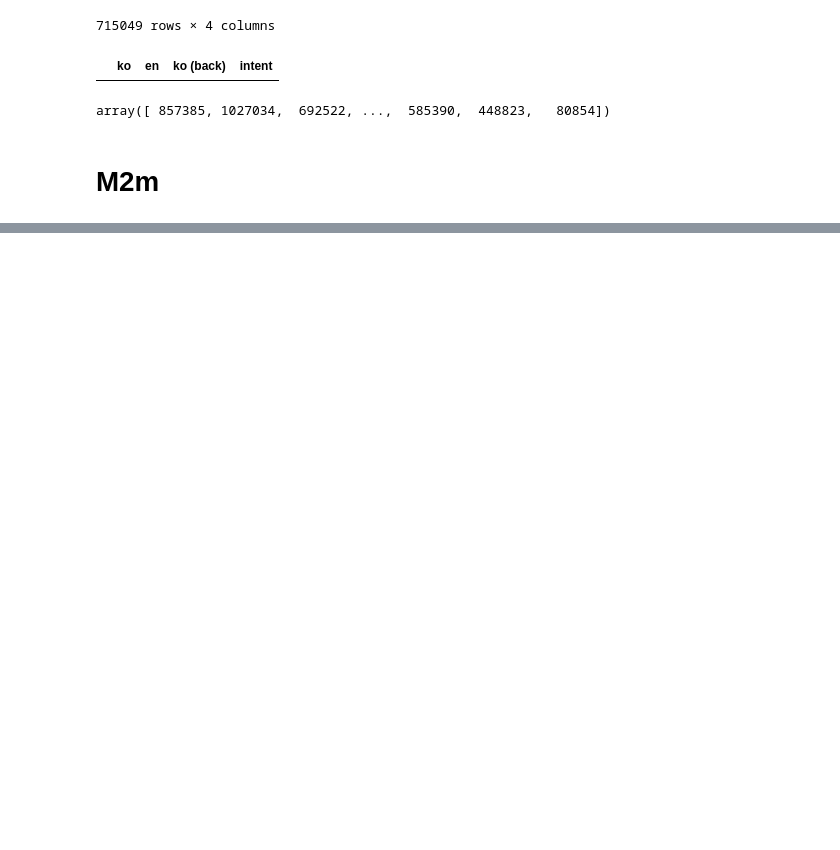
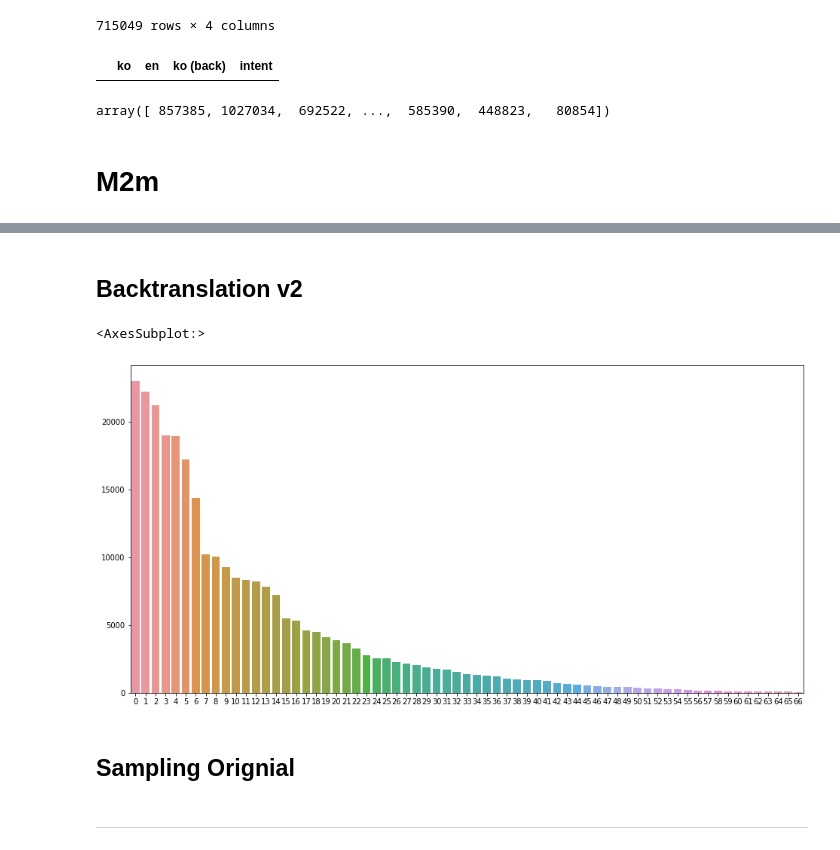
Before and after one commit to uoo723/BigStar-RnD-DA, a Jupyter notebook: notebooks/dev.ipynb, the cells around one changed output, grey strips where cells are left out. Saved outputs shown, nothing was run; the diff lists cells and outputs as text; code cells hidden in the pictures; blank space fills up the shorter version.

```diff
--- a/notebooks/dev.ipynb
+++ b/notebooks/dev.ipynb
@@ -551,0 +631,14 @@ y_sample = torch.from_numpy(y[:32])
+# %% [markdown]
+## Backtranslation v2
+# %%
+back_translated = joblib.load("outputs/backtranslation/back_translated.joblib")
+texts, intents = zip(*back_translated)
+df = pd.DataFrame({"발화문": texts, "인텐트": intents})
+value_counts = pd.DataFrame(df["인텐트"].value_counts())
+plt.figure(figsize=(16, 8))
+sns.barplot(x=np.arange(len(value_counts)), y=value_counts["인텐트"].to_numpy())
+# %% [output]
+<AxesSubplot:>
+[figure, added]
+# %% [markdown]
+## Sampling Orignial
@@ -551,0 +660,2 @@ y_sample = torch.from_numpy(y[:32])
+# %% [markdown]
+---
```
Also changed, not shown: parts of 20 cells of this notebook.
